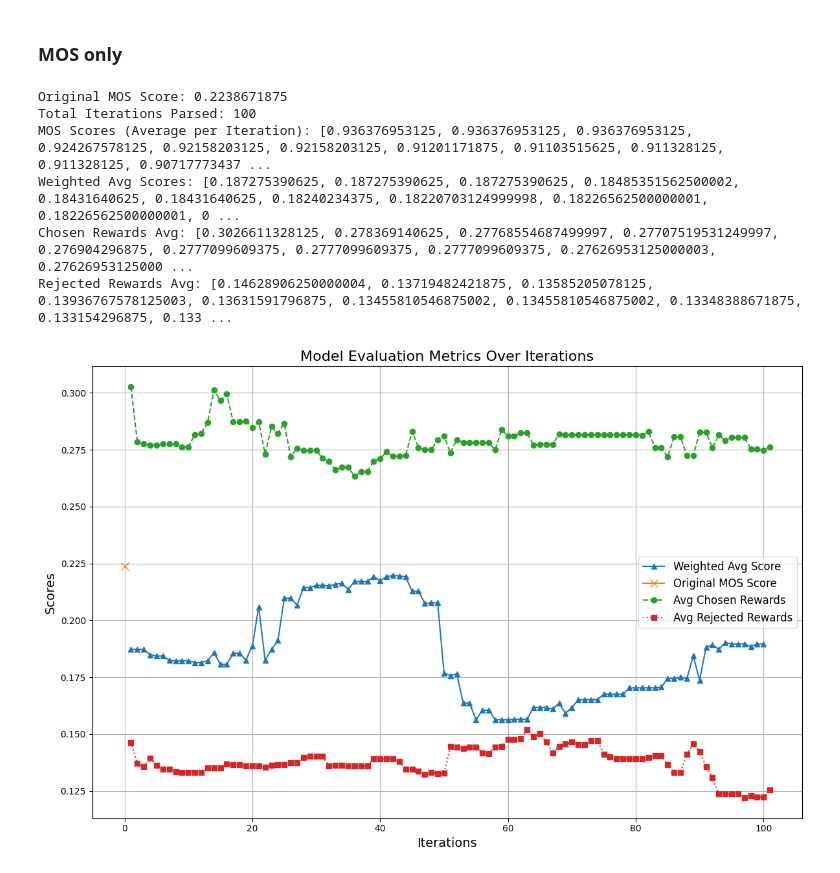
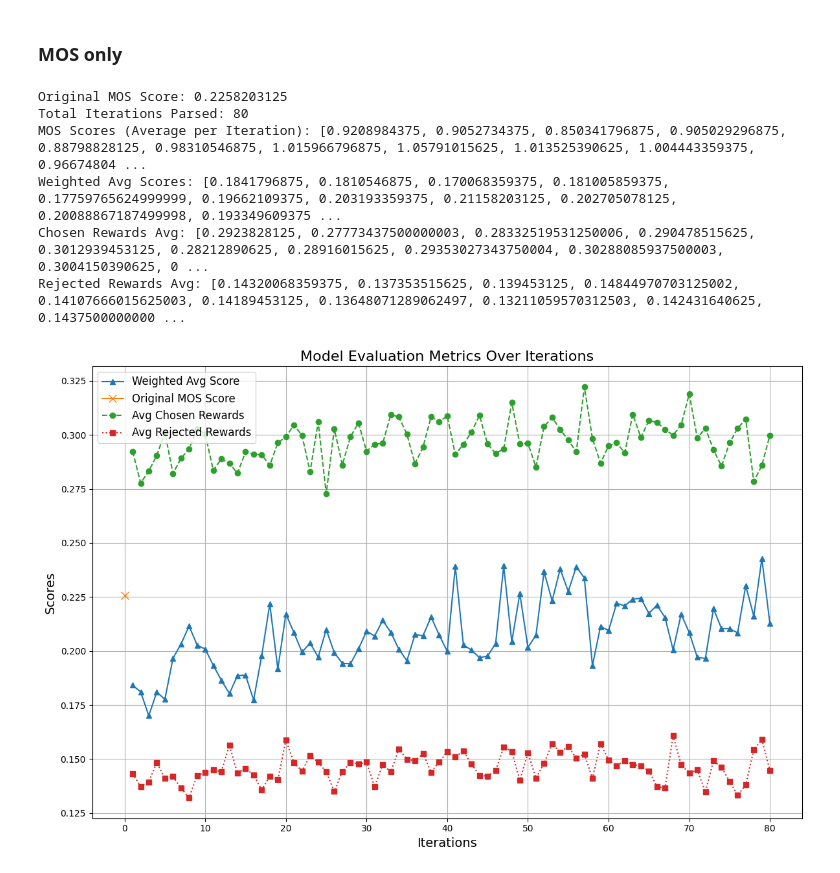
Before and after one commit to Alanhsiu/trl, a Jupyter notebook: plot.ipynb, the cells around one changed output. Saved outputs shown, nothing was run; the diff lists cells and outputs as text; code cells hidden in the pictures.

```diff
--- a/plot.ipynb
+++ b/plot.ipynb
@@ -542,7 +542,9 @@ import matplotlib.pyplot as plt
 # Model output directory and log path
 # model_output_dir = '/work/b0990106x/trl/model_output/1102-1919'
 # model_output_dir = '/work/b0990106x/trl/model_output/1103-0030'
-model_output_dir = '/work/b0990106x/trl/model_output/1103-0954'
+# model_output_dir = '/work/b0990106x/trl/model_output/1103-0954'
+# model_output_dir = '/work/b0990106x/trl/model_output/1103-1937'
+model_output_dir = '/work/b0990106x/trl/model_output/1103-2012'
 log_path = f'{model_output_dir}/log_training.log'
 
 # Initialize lists to store the parsed data
@@ -553,9 +555,7 @@ chosen_rewards_avg = []
 rejected_rewards_avg = []
 
 # Regular expression patterns to extract the relevant data
-# 更新 MOS 分數的正則表達式
 mos_pattern = r"EVAL: MOS score Training Set for iteration (\d+): \[\[([\d., ]+)\]\]"
-# 更新 Weighted Average Rewards 的正則表達式
 weighted_avg_pattern = r"EVAL: Trained model weighted average rewards on training set for iteration (\d+): ([\d.]+)"
 original_mos_pattern = r"Original model weighted average rewards on training set: ([\d.]+)"
 chosen_pattern = r"Chosen rewards for iteration \d+: \[([\d., ]+)\]"
@@ -574,9 +574,7 @@ with open(log_path, 'r') as log_file:
         if mos_match:
             iteration = int(mos_match.group(1))
             mos_score_list_str = mos_match.group(2)
-            # 將字符串轉換為浮點數列表
             mos_score_values = [float(x.strip()) for x in mos_score_list_str.split(",")]
-            # 計算平均 MOS 分數
             mos_avg = sum(mos_score_values) / len(mos_score_values)
             mos_scores.append(mos_avg)
 
@@ -591,7 +589,7 @@ with open(log_path, 'r') as log_file:
         chosen_match = re.search(chosen_pattern, line)
         if chosen_match:
             chosen_rewards_values = [float(x.strip()) for x in chosen_match.group(1).split(",")]
-            if chosen_rewards_values:  # 確保列表不為空
+            if chosen_rewards_values:
                 chosen_avg = sum(chosen_rewards_values) / len(chosen_rewards_values)
                 chosen_rewards_avg.append(chosen_avg)
 
@@ -599,7 +597,7 @@ with open(log_path, 'r') as log_file:
         rejected_match = re.search(rejected_pattern, line)
         if rejected_match:
             rejected_rewards_values = [float(x.strip()) for x in rejected_match.group(1).split(",")]
-            if rejected_rewards_values:  # 確保列表不為空
+            if rejected_rewards_values:
                 rejected_avg = sum(rejected_rewards_values) / len(rejected_rewards_values)
                 rejected_rewards_avg.append(rejected_avg)
 
@@ -616,37 +614,37 @@ max_length = max(len(mos_scores), len(weighted_avg_scores), len(chosen_rewards_a
 iterations = range(1, max_length + 1)
 
 # Plot the metrics
 plt.figure(figsize=(12, 8))
 
 # Plot MOS Score and weighted average score
 if len(weighted_avg_scores) > 0:
     plt.plot(range(1, len(weighted_avg_scores) + 1), weighted_avg_scores, label='Weighted Avg Score', marker='^', markersize=6)
 # if original_mos_score > 0:
 #     plt.axhline(y=original_mos_score, color='r', linestyle='-', label='Original MOS Score')
 plt.plot([0], [original_mos_score], label='Original MOS Score', marker='x', markersize=8)
 
 
 # Plot average chosen and rejected rewards
 if len(chosen_rewards_avg) > 0:
     plt.plot(range(1, len(chosen_rewards_avg) + 1), chosen_rewards_avg, label='Avg Chosen Rewards', marker='o', linestyle='--', markersize=6)
 if len(rejected_rewards_avg) > 0:
     plt.plot(range(1, len(rejected_rewards_avg) + 1), rejected_rewards_avg, label='Avg Rejected Rewards', marker='s', linestyle=':', markersize=6)
 
 # Add labels and title
 plt.xlabel('Iterations', fontsize=14)
 plt.ylabel('Scores', fontsize=14)
 plt.title('Model Evaluation Metrics Over Iterations', fontsize=16)
 plt.legend(fontsize=12)
 plt.grid(True)
 plt.tight_layout()
 
 # Show the plot
 plt.show()
 # %% [output]
-Original MOS Score: 0.2238671875
-Total Iterations Parsed: 100
-MOS Scores (Average per Iteration): [0.936376953125, 0.936376953125, 0.936376953125, 0.924267578125, 0.92158203125, 0.92158203125, 0.91201171875, 0.91103515625, 0.911328125, 0.911328125, 0.90717773437 ...
-Weighted Avg Scores: [0.187275390625, 0.187275390625, 0.187275390625, 0.18485351562500002, 0.18431640625, 0.18431640625, 0.18240234375, 0.18220703124999998, 0.18226562500000001, 0.18226562500000001, 0 ...
-Chosen Rewards Avg: [0.3026611328125, 0.278369140625, 0.27768554687499997, 0.27707519531249997, 0.276904296875, 0.2777099609375, 0.2777099609375, 0.2777099609375, 0.27626953125000003, 0.27626953125000 ...
-Rejected Rewards Avg: [0.14628906250000004, 0.13719482421875, 0.13585205078125, 0.13936767578125003, 0.13631591796875, 0.13455810546875002, 0.13455810546875002, 0.13348388671875, 0.133154296875, 0.133 ...
+Original MOS Score: 0.2258203125
+Total Iterations Parsed: 80
+MOS Scores (Average per Iteration): [0.9208984375, 0.9052734375, 0.850341796875, 0.905029296875, 0.88798828125, 0.98310546875, 1.015966796875, 1.05791015625, 1.013525390625, 1.004443359375, 0.96674804 ...
+Weighted Avg Scores: [0.1841796875, 0.1810546875, 0.170068359375, 0.181005859375, 0.17759765624999999, 0.19662109375, 0.203193359375, 0.21158203125, 0.202705078125, 0.20088867187499998, 0.193349609375 ...
+Chosen Rewards Avg: [0.2923828125, 0.27773437500000003, 0.28332519531250006, 0.290478515625, 0.3012939453125, 0.28212890625, 0.28916015625, 0.29353027343750004, 0.30288085937500003, 0.3004150390625, 0 ...
+Rejected Rewards Avg: [0.14320068359375, 0.137353515625, 0.139453125, 0.14844970703125002, 0.14107666015625003, 0.14189453125, 0.13648071289062497, 0.13211059570312503, 0.142431640625, 0.1437500000000 ...
-[figure, old version]
+[figure, new version]
```
Also changed, not shown: 2 other files.
